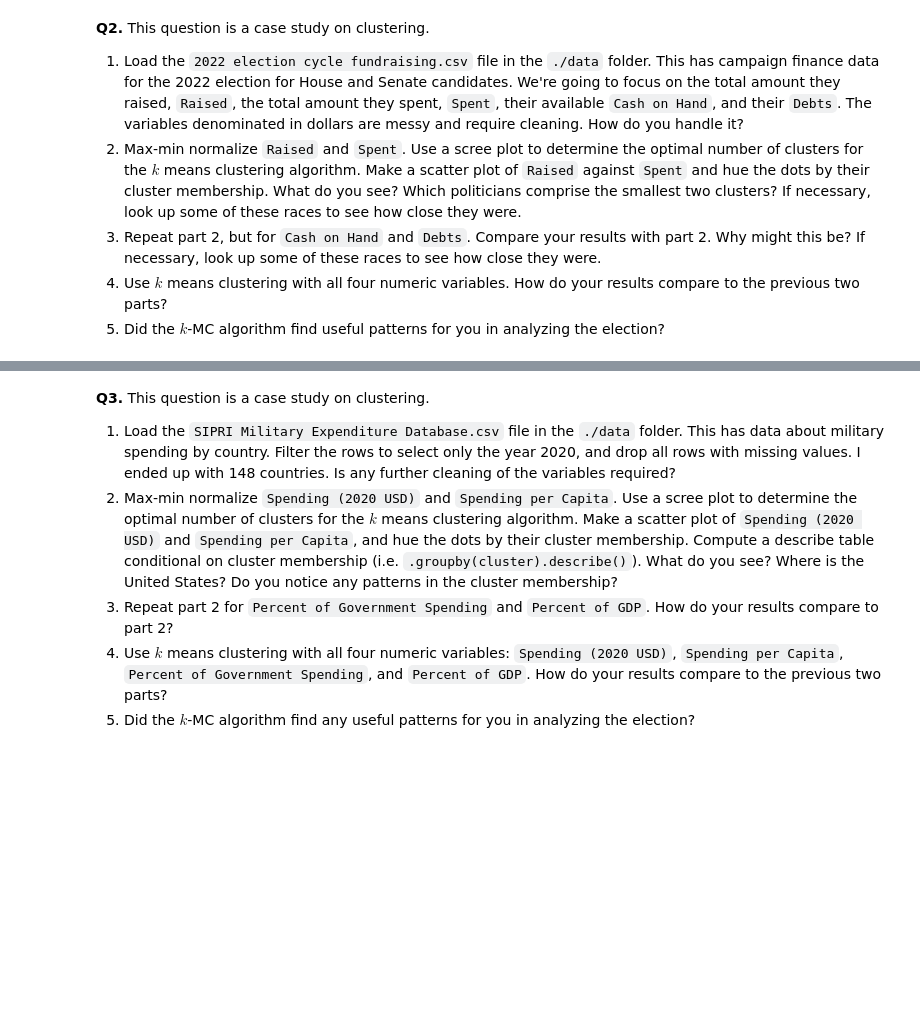
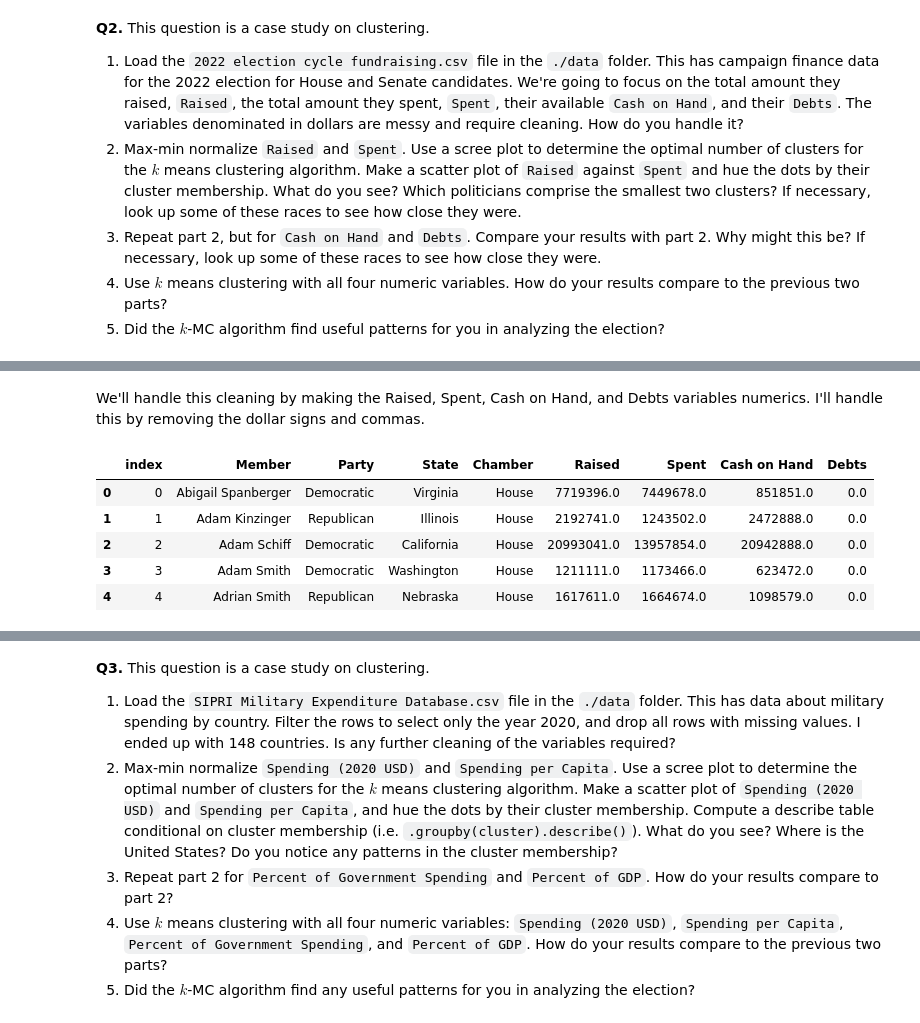
Before and after one commit to kguzman24/clustering, a Jupyter notebook: assignment/assignment_clustering.ipynb, the cells around one changed output, grey strips where cells are left out. Cells and saved outputs as stored; diff of their text form; code cells hidden in the pictures; blank space fills up the shorter version.

```diff
--- a/assignment/assignment_clustering.ipynb
+++ b/assignment/assignment_clustering.ipynb
@@ -144,0 +174,23 @@ The elbow shows the optimal number of clusters where adding more clusters no ong
+# %% [markdown]
+We'll handle this cleaning by making the Raised, Spent, Cash on Hand, and Debts variables numerics. I'll handle this by removing the dollar signs and commas.
+# %%
+#cleaning Raised
+clean_election = election
+clean_election['Raised'] = clean_election['Raised'].str.replace("$", "").str.replace(",", "").astype(float)
+
+#cleaning Spent
+clean_election['Spent'] = clean_election['Spent'].str.replace("$", "").str.replace(",", "").astype(float)
+
+#cleaning Cash on Hand
+clean_election['Cash on Hand'] = clean_election['Cash on Hand'].str.replace("$", "").str.replace(",", "").astype(float)
+
+#cleaning Debts
+clean_election['Debts'] = clean_election['Debts'].str.replace("$", "").str.replace(",", "").astype(float)
+election.head()
+# %% [output]
+|  | index | Member | Party | State | Chamber | Raised | Spent | Cash on Hand | Debts |
+| 0 | 0 | Abigail Spanberger | Democratic | Virginia | House | 7719396.0 | 7449678.0 | 851851.0 | 0.0 |
+| 1 | 1 | Adam Kinzinger | Republican | Illinois | House | 2192741.0 | 1243502.0 | 2472888.0 | 0.0 |
+| 2 | 2 | Adam Schiff | Democratic | California | House | 20993041.0 | 13957854.0 | 20942888.0 | 0.0 |
+| 3 | 3 | Adam Smith | Democratic | Washington | House | 1211111.0 | 1173466.0 | 623472.0 | 0.0 |
+| 4 | 4 | Adrian Smith | Republican | Nebraska | House | 1617611.0 | 1664674.0 | 1098579.0 | 0.0 |
```
Also changed, not shown: parts of 13 cells of this notebook.
